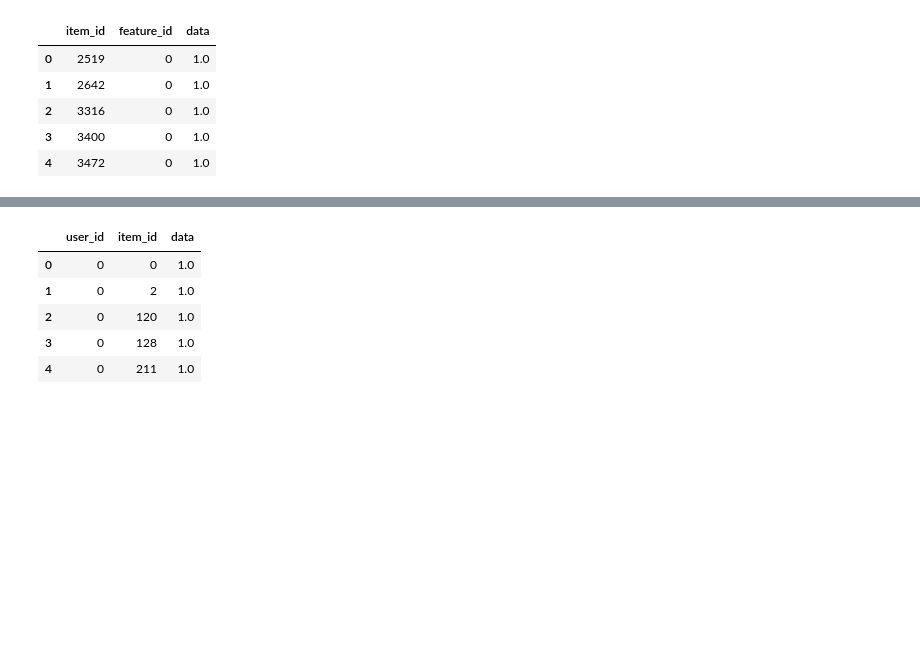
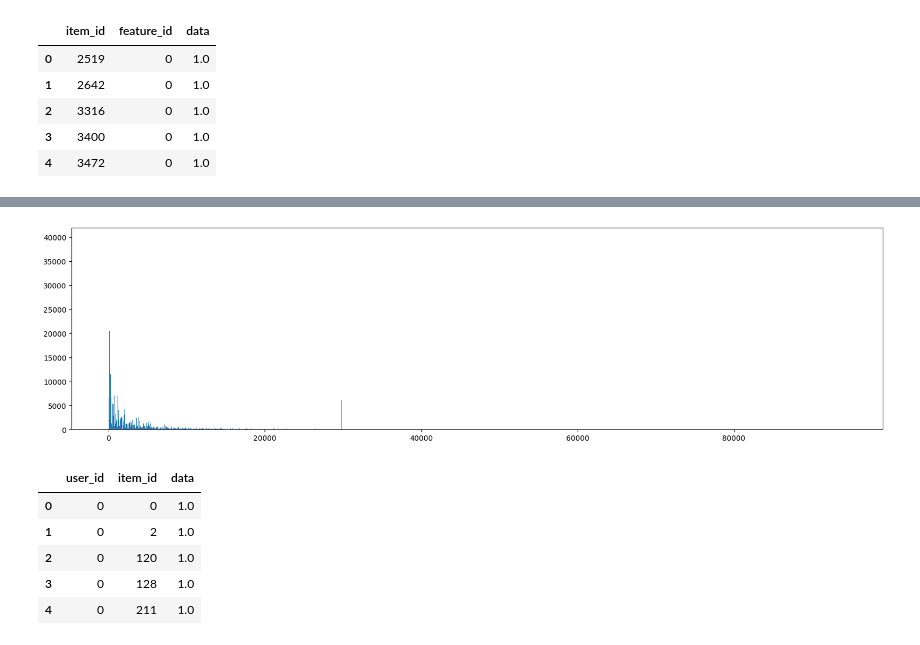
Before and after one commit to timothewt/RecSysCompetition2024Polimi, a Jupyter notebook: notebooks/tw-01-data_preprocessing.ipynb, the cells around one changed output, grey strips where cells are left out. Drawn from its saved outputs; the diff is of its cells as text; code cells hidden in the pictures; blank space fills up the shorter version.

```diff
--- a/notebooks/tw-01-data_preprocessing.ipynb
+++ b/notebooks/tw-01-data_preprocessing.ipynb
@@ -16,3 +48,9 @@ train.head()
+# %%
+figure(figsize=(20, 5))
+plt.hist(ICM_metadata['feature_id'], bins=20000)
+plt.show()
+# %% [output]
+[figure, added]
 # %%
 ICM_metadata.head()
 # %% [output]
```
Also changed, not shown: parts of 7 cells of this notebook, 39 other files.
